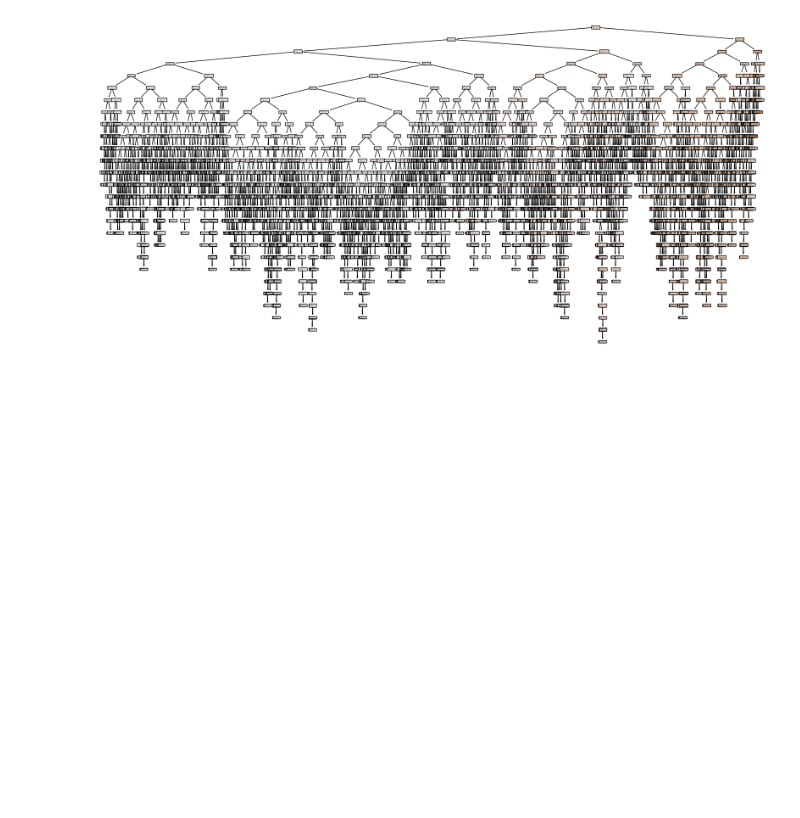
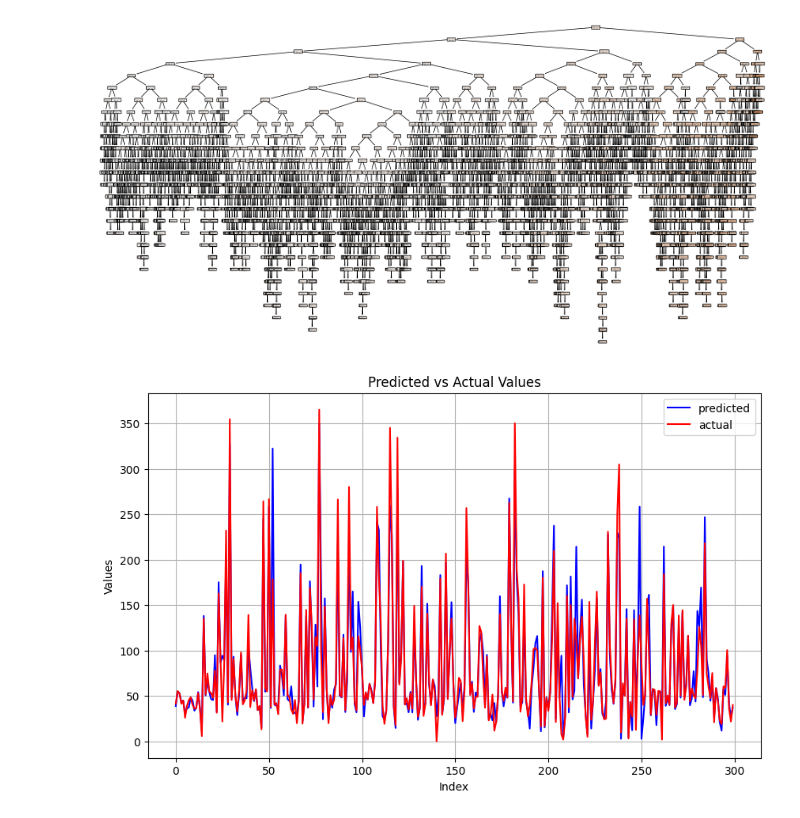
Before and after one commit to adebu/Day-Ahead-Market-Price-Forecast, a Jupyter notebook: price_analysis.ipynb, the cells around one changed output. Saved outputs shown, nothing was run; the diff lists cells and outputs as text; code cells hidden in the pictures; blank space fills up the shorter version.

```diff
--- a/price_analysis.ipynb
+++ b/price_analysis.ipynb
@@ -222,3 +221,29 @@ plot_tree(regressor, filled=True, feature_names=feature_names)
 plt.show()
 # %% [output]
 [figure]
+# %%
+import matplotlib.pyplot as plt
+
+# Assuming 'df' is your DataFrame containing the 'Predicted' and 'Actual' columns
+# Replace 'df' with your actual DataFrame name
+
+# Extracting 'Predicted' and 'Actual' columns from the DataFrame for the first 100 hours
+predicted_values = df_comparison['Predicted'].iloc[:300]  # Selecting first 100 values
+actual_values = df_comparison['Actual'].iloc[:300]  # Selecting first 100 values
+
+# Creating a scatter plot for the first 100 hours
+plt.figure(figsize=(10, 6))
+
+
+# Connecting the dots with lines
+plt.plot(range(len(predicted_values)), predicted_values, label='predicted', color='blue')  # Line connecting 'Predicted' values
+plt.plot(range(len(actual_values)), actual_values, label='actual', color='red')  # Line connecting 'Actual' values
+
+plt.xlabel('Index')
+plt.ylabel('Values')
+plt.title('Predicted vs Actual Values')
+plt.legend()
+plt.grid(True)
+plt.show()
+# %% [output]
+[figure, added]
```
Also changed, not shown: parts of 1 cell of this notebook, 2 other files.
